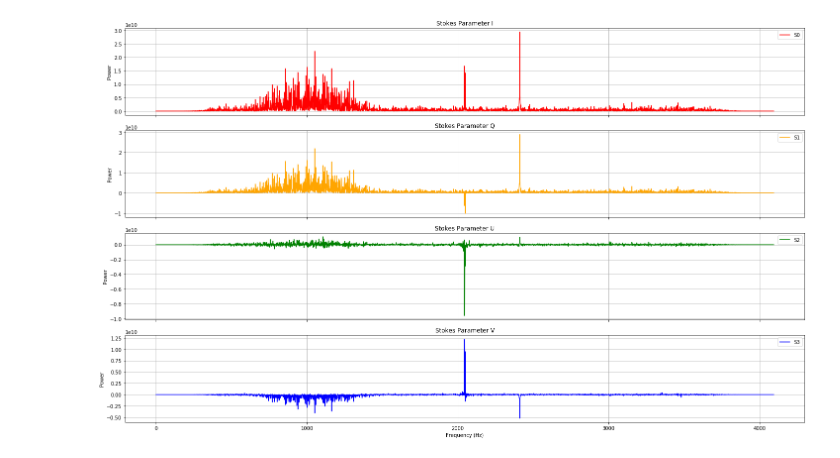
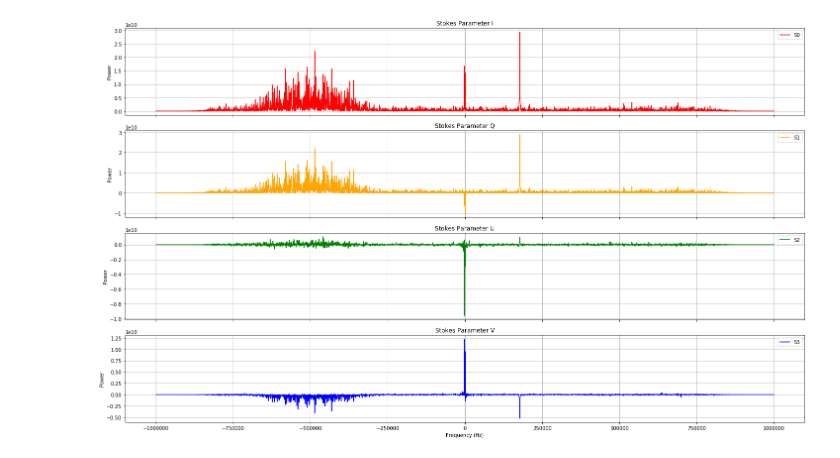
Before and after one commit to ScottTilley/BladeRF_tests, a Jupyter notebook: BladeRF Stokes Test.ipynb, the cells around one changed output. Saved outputs shown, nothing was run; the diff lists cells and outputs as text; code cells hidden in the pictures.

```diff
--- a/BladeRF Stokes Test.ipynb
+++ b/BladeRF Stokes Test.ipynb
@@ -15,7 +15,7 @@ cx = data[::4] + 1j * data[1::4]
 cy = data[2::4] + 1j * data[3::4]
 
 px = np.fft.fftshift(np.fft.fft(cx, fft_size))
-py = np.fft.fftshift(np.fft.fft(py, fft_size))
+py = np.fft.fftshift(np.fft.fft(cy, fft_size))
 
 xx = np.real(px) * np.real(px) + np.imag(px) * np.imag(px)
 yy = np.real(py) * np.real(py) + np.imag(py) * np.imag(py)
@@ -37,38 +37,38 @@ S0[dc_spike] = 0
 S1[dc_spike] = 0
 S2[dc_spike] = 0
 S3[dc_spike] = 0
 
 fig, (ax1, ax2, ax3, ax4) = plt.subplots(4, 1, figsize=(20, 12), sharex=True)
 
-ax1.plot(S0, label='S0', color='red')
+ax1.plot(frequency_axis,S0, label='S0', color='red')
 ax1.set_title('Stokes Parameter I')
 ax1.set_ylabel('Power')
 ax1.legend()
 ax1.grid(True)
 
-ax2.plot(S1, label='S1', color='orange')
+ax2.plot(frequency_axis,S1, label='S1', color='orange')
 ax2.set_title('Stokes Parameter Q')
 ax2.set_ylabel('Power')
 ax2.legend()
 ax2.grid(True)
 
-ax3.plot(S2, label='S2', color='green')
+ax3.plot(frequency_axis,S2, label='S2', color='green')
 ax3.set_title('Stokes Parameter U')
 ax3.set_ylabel('Power')
 ax3.legend()
 ax3.grid(True)
 
-ax4.plot(S3, label='S3', color='blue')
+ax4.plot(frequency_axis,S3, label='S3', color='blue')
 ax4.set_title('Stokes Parameter V')
 ax4.set_xlabel('Frequency (Hz)')
 ax4.set_ylabel('Power')
 ax4.legend()
 ax4.grid(True)
 
 plt.tight_layout()
 plt.show()
 # %% [output]
-[figure, old version]
+[figure, new version]
 # %%
 phase_difference_degrees = np.angle(yy) - np.angle(xx)
 phase_difference_degrees = np.degrees(phase_difference_degrees)
```
Also changed, not shown: parts of 1 cell of this notebook.
